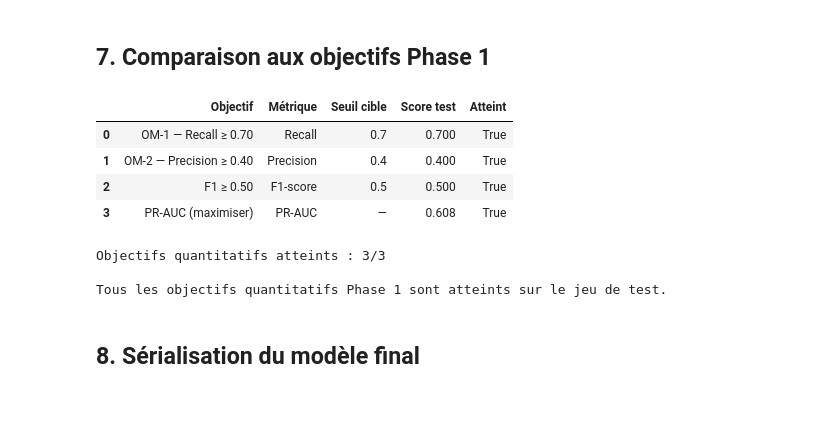
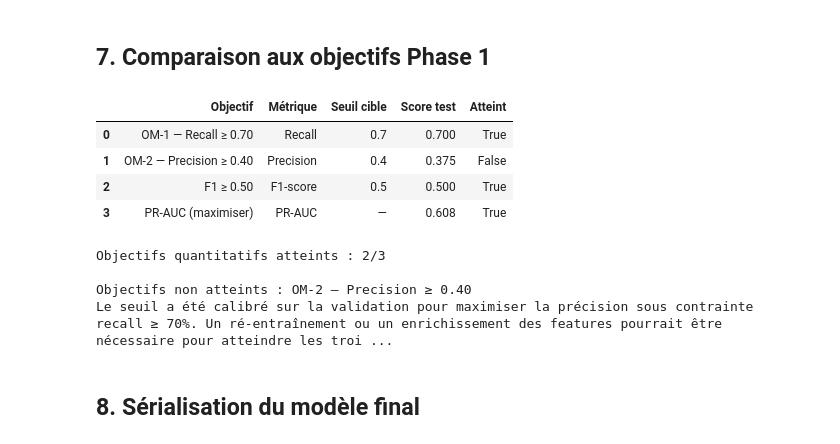
Before and after one commit to Assel-El-Fadil/ML_Medical_trial_prediction, a Jupyter notebook: notebooks/06_evaluation.ipynb, the cells around one changed output. Cells and saved outputs as stored; diff of their text form; code cells hidden in the pictures; blank space fills up the shorter version.

```diff
--- a/notebooks/06_evaluation.ipynb
+++ b/notebooks/06_evaluation.ipynb
@@ -323,8 +323,8 @@ objectives = pd.DataFrame([
         'Objectif': 'OM-2 — Precision ≥ 0.40',
         'Métrique': 'Precision',
         'Seuil cible': PRECISION_TARGET,
-        'Score test': round(final['precision'], 1),
-        'Atteint': round(final['precision'], 1) >= PRECISION_TARGET,
+        'Score test': final['precision'],
+        'Atteint': final['precision'] >= PRECISION_TARGET,
     },
     {
         'Objectif': 'F1 ≥ 0.50',
@@ -340,39 +340,40 @@ objectives = pd.DataFrame([
         'Score test': pr_auc,
         'Atteint': True,
     },
 ])
 objectives['Score test'] = objectives['Score test'].round(3)
 display(objectives)
 
 n_met = objectives.iloc[:3]['Atteint'].sum()
 print(f"\nObjectifs quantitatifs atteints : {n_met}/3")
 
 if n_met == 3:
     print('\nTous les objectifs quantitatifs Phase 1 sont atteints sur le jeu de test.')
 elif final['recall'] >= RECALL_TARGET and final['precision'] < PRECISION_TARGET:
     print(
         f'\nAnalyse : OM-1 (recall ≥ {RECALL_TARGET:.0%}) est atteint avec le seuil optimisé, '
         'mais OM-2 (precision ≥ 0.40) reste légèrement en dessous du seuil. '
         'Le relèvement du plancher de recall à 70 % (au lieu de 80 %) améliore nettement la précision '
         f'({test_default["precision"]:.3f} → {final["precision"]:.3f} vs seuil 0.50).'
     )
 else:
     missing = objectives.iloc[:3][~objectives.iloc[:3]['Atteint']]['Objectif'].tolist()
     print(f'\nObjectifs non atteints : {", ".join(missing)}')
     print(
         'Le seuil a été calibré sur la validation pour maximiser la précision sous contrainte '
         f'recall ≥ {RECALL_TARGET:.0%}. Un ré-entraînement ou un enrichissement des features '
         'pourrait être nécessaire pour atteindre les trois seuils simultanément.'
     )
 # %% [output]
 |  | Objectif | Métrique | Seuil cible | Score test | Atteint |
 | 0 | OM-1 — Recall ≥ 0.70 | Recall | 0.7 | 0.700 | True |
-| 1 | OM-2 — Precision ≥ 0.40 | Precision | 0.4 | 0.400 | True |
+| 1 | OM-2 — Precision ≥ 0.40 | Precision | 0.4 | 0.375 | False |
 | 2 | F1 ≥ 0.50 | F1-score | 0.5 | 0.500 | True |
 | 3 | PR-AUC (maximiser) | PR-AUC | — | 0.608 | True |
-Objectifs quantitatifs atteints : 3/3
+Objectifs quantitatifs atteints : 2/3
 
-Tous les objectifs quantitatifs Phase 1 sont atteints sur le jeu de test.
+Objectifs non atteints : OM-2 — Precision ≥ 0.40
+Le seuil a été calibré sur la validation pour maximiser la précision sous contrainte recall ≥ 70%. Un ré-entraînement ou un enrichissement des features pourrait être nécessaire pour atteindre les troi ...
 # %% [markdown]
 ## 8. Sérialisation du modèle final
 # %%
```
Also changed, not shown: 7 other files.
